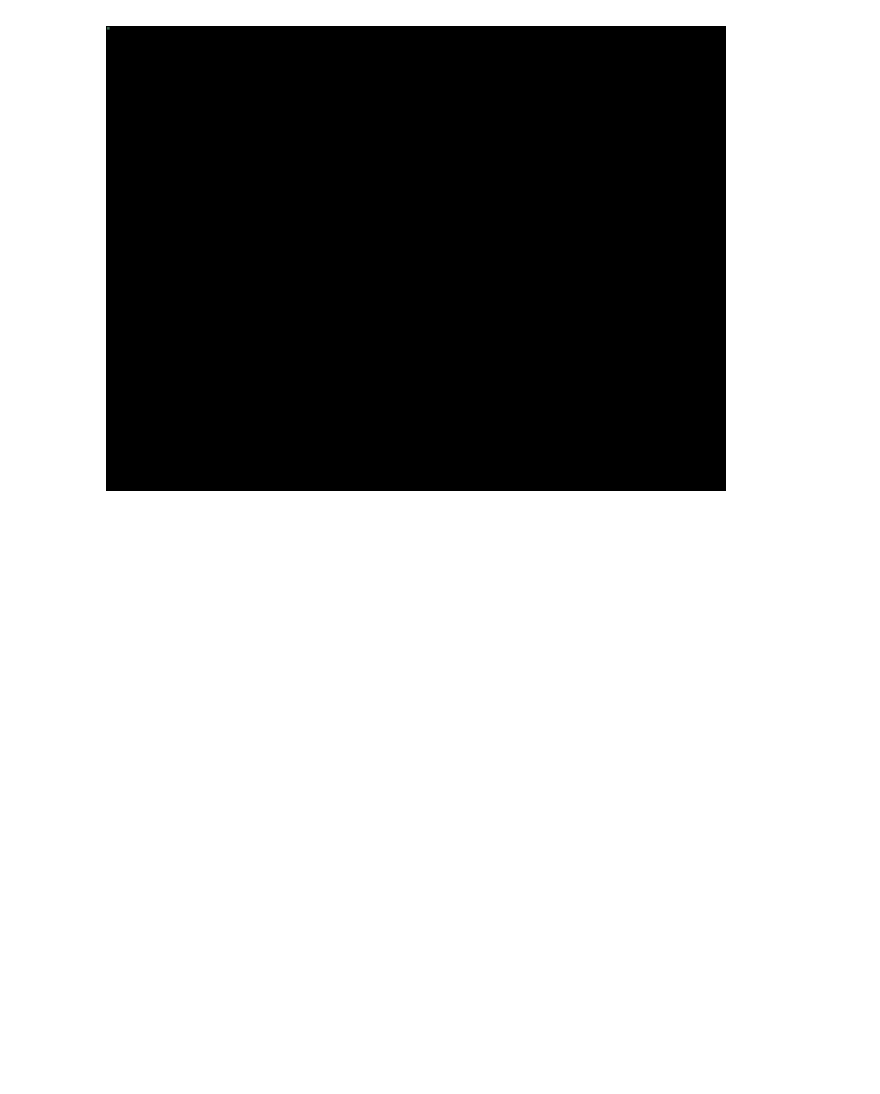
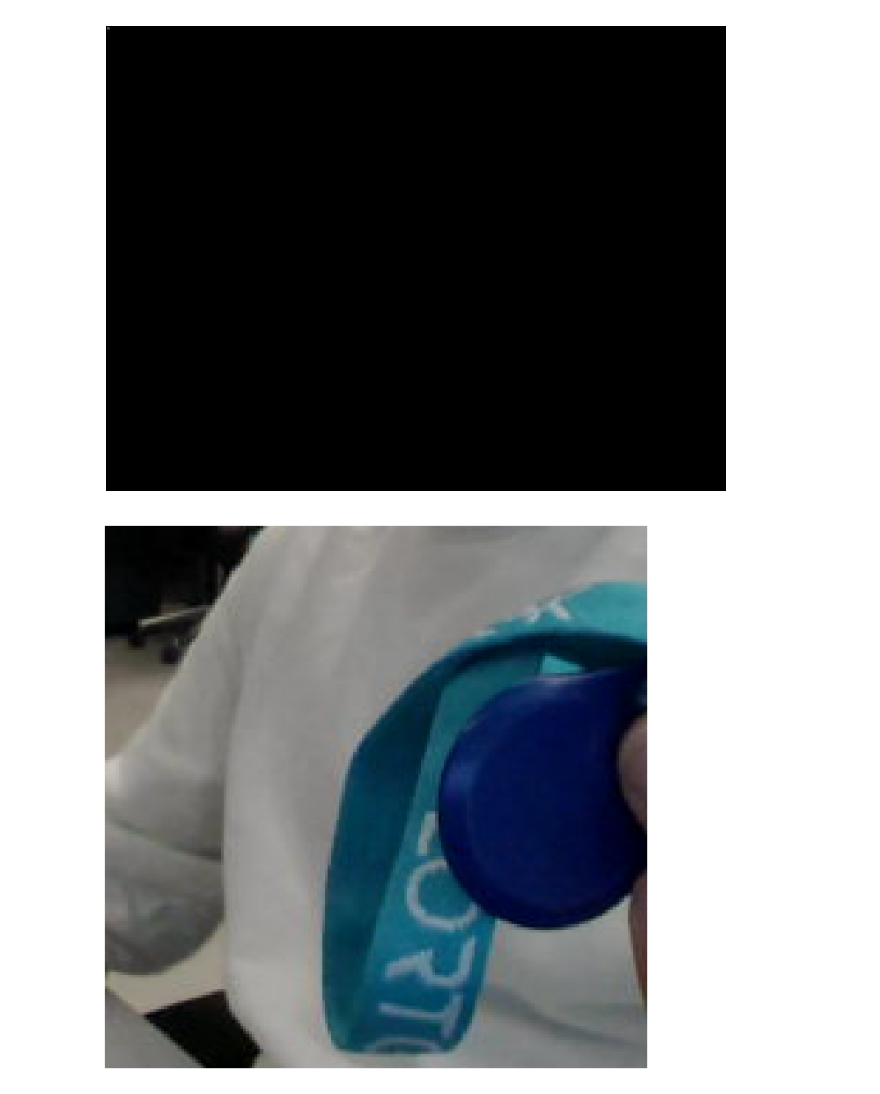
Before and after one commit to deivMM/IA, a Jupyter notebook: projects/pillow_cv2_tutorial/OpenCV_2.ipynb, the cells around one changed output. Drawn from its saved outputs; the diff is of its cells as text; code cells hidden in the pictures; blank space fills up the shorter version.

```diff
--- a/projects/pillow_cv2_tutorial/OpenCV_2.ipynb
+++ b/projects/pillow_cv2_tutorial/OpenCV_2.ipynb
@@ -157,3 +163,24 @@ masked_img = create_mask('images/imagen_1.jpg', shape='rectangle', position=(2,
  [  0   0   0   0   0   0   0   0   0   0]]
 25
 [figure]
+# %%
+
+def crop_image_normalized(image, x_norm, y_norm):
+    height, width, _ = image.shape
+
+    x_start = int(x_norm[0] * width)
+    x_end = int(x_norm[1] * width)
+    y_start = int(y_norm[0] * height)
+    y_end = int(y_norm[1] * height)
+
+    return image[y_start:y_end, x_start:x_end]
+
+cropped_image = crop_image_normalized(frame, [0.3, 0.6], [0.5, 0.9])
+
+f, ax = plt.subplots(figsize=(8, 8))
+# ax.imshow(cv2.cvtColor(frame, cv2.COLOR_BGR2RGB))
+ax.imshow(cv2.cvtColor(cropped_image, cv2.COLOR_BGR2RGB))
+ax.axis('off')
+plt.show()
+# %% [output]
+[figure, added]
```
Also changed, not shown: parts of 5 cells of this notebook, 2 other files.
